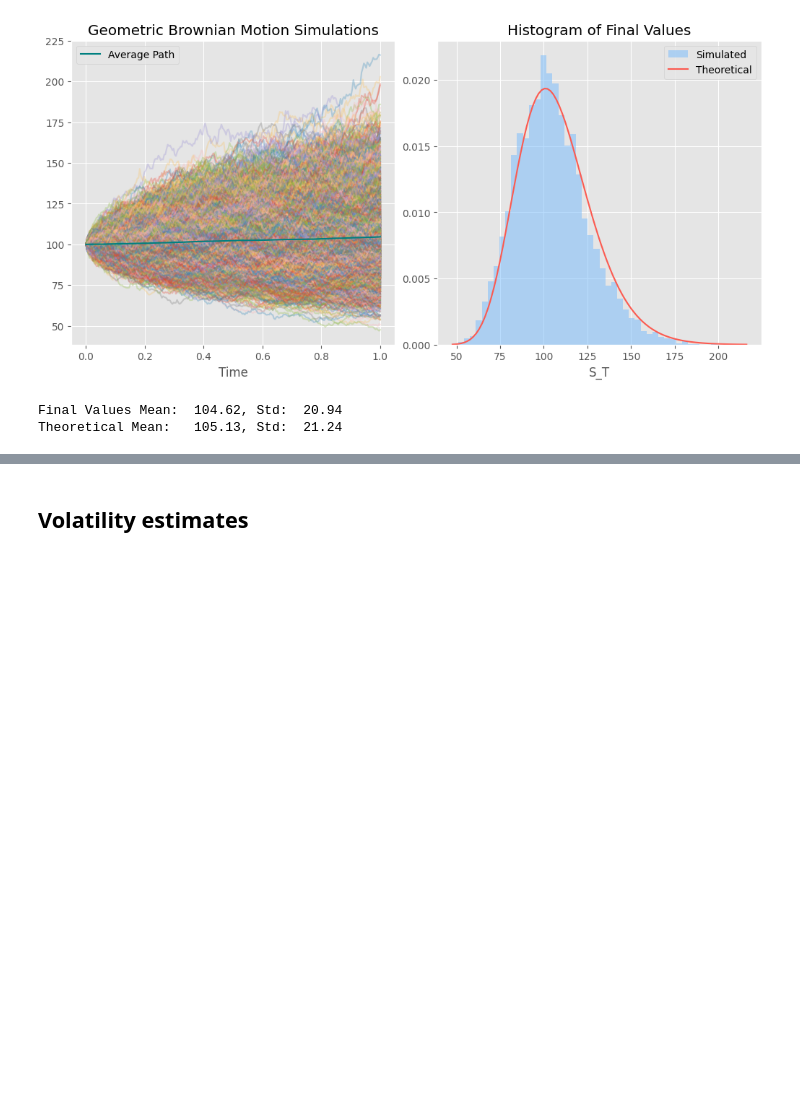
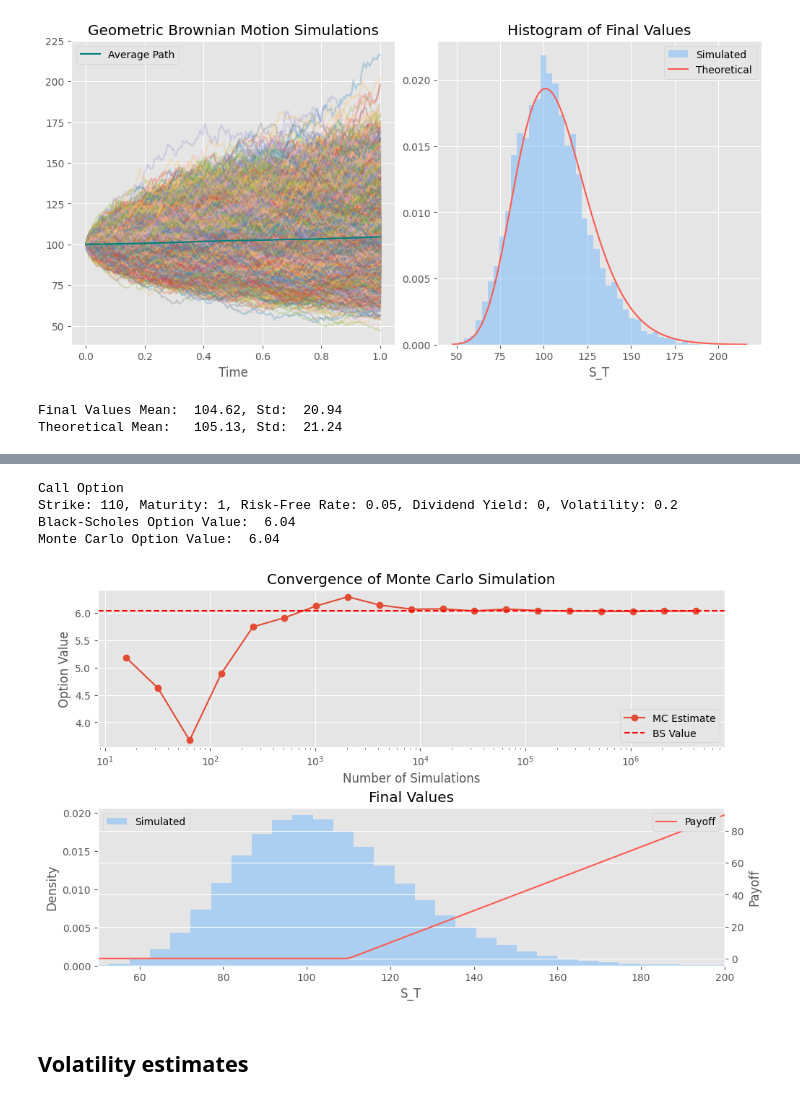
Before and after one commit to akaufman22/FinanceNoteboks, a Jupyter notebook: StochasticProcesses/GeometricBrownianMotion.ipynb, the cells around one changed output, grey strips where cells are left out. Cells and saved outputs as stored; diff of their text form; code cells hidden in the pictures; blank space fills up the shorter version.

```diff
--- a/StochasticProcesses/GeometricBrownianMotion.ipynb
+++ b/StochasticProcesses/GeometricBrownianMotion.ipynb
@@ -170,2 +235,63 @@ Theoretical Mean:   105.13, Std:  21.24
+# %%
+strike = 110
+div_yield = 0
+
+option = VanillaOption(strike, T, 0)
+print(
+    f"Call Option \nStrike: {strike}, Maturity: {T}, Risk-Free Rate: {r}, Dividend Yield: {div_yield}, Volatility: {sigma}"
+)
+print(f"Black-Scholes Option Value: {option.bs_value(S_0, r, div_yield, sigma): 05.2f}")
+
+sim = 2 ** np.linspace(4, 22, 19).astype(int)
+K = sim[-1]
+simulations_mc = generate_gbm(T, 1, r, sigma, S_0, K, random_state=42).T
+option_values = []
+terminal_values = np.clip(simulations_mc[-1] - strike, a_min=0, a_max=None)
+option_values = [np.mean(terminal_values[:s]) * np.exp(-r * T) for s in sim]
+print(f"Monte Carlo Option Value: {option_values[-1]: 05.2f}")
+
+fig, ax = plt.subplots(2, 1, figsize=(10, 6), constrained_layout=True)
+ax[0].plot(sim, option_values, marker="o", label="MC Estimate")
+ax[0].axhline(
+    option.bs_value(S_0, r, div_yield, sigma),
+    color="red",
+    linestyle="--",
+    label="BS Value",
+)
+ax[0].set_xscale("log")
+ax[0].set_xlabel("Number of Simulations")
+ax[0].set_ylabel("Option Value")
+ax[0].set_title("Convergence of Monte Carlo Simulation")
+ax[0].legend()
+ax[1].hist(
+    simulations_mc[-1],
+    bins=50,
+    density=True,
+    alpha=0.5,
+    color="xkcd:sky blue",
+    label="Simulated",
+)
+ax[1].set_title("Final Values")
+ax[1].set_ylabel("Density")
+ax[1].set_xlabel("S_T")
+ax[1].legend(loc="upper left")
+ax[1].grid(False)
+ax[1].set_xlim(50, 200)
+ax_twin = ax[1].twinx()
+ax_twin.plot(
+    np.linspace(50, 200, 150),
+    np.clip(np.linspace(50, 200, 150) - strike, a_min=0, a_max=None),
+    label="Payoff",
+    color="xkcd:coral",
+)
+ax_twin.set_ylabel("Payoff")
+ax_twin.legend(loc="upper right", framealpha=1)
+plt.show()
+# %% [output]
+Call Option
+Strike: 110, Maturity: 1, Risk-Free Rate: 0.05, Dividend Yield: 0, Volatility: 0.2
+Black-Scholes Option Value:  6.04
+Monte Carlo Option Value:  6.04
+[figure, added]
 # %% [markdown]
 ## Volatility estimates
```
Also changed, not shown: parts of 15 cells of this notebook, 1 other file.
